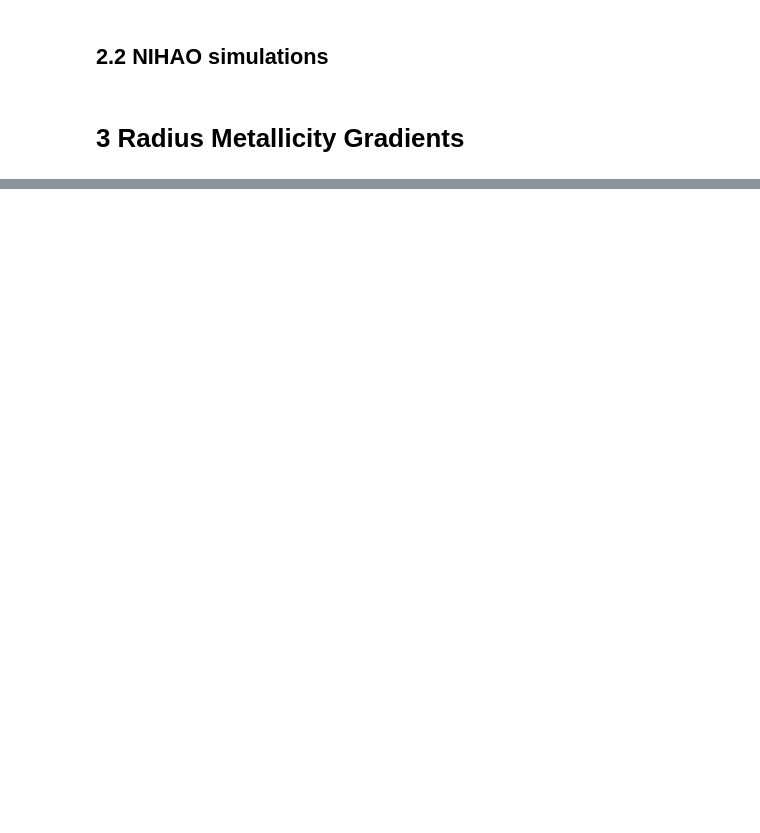
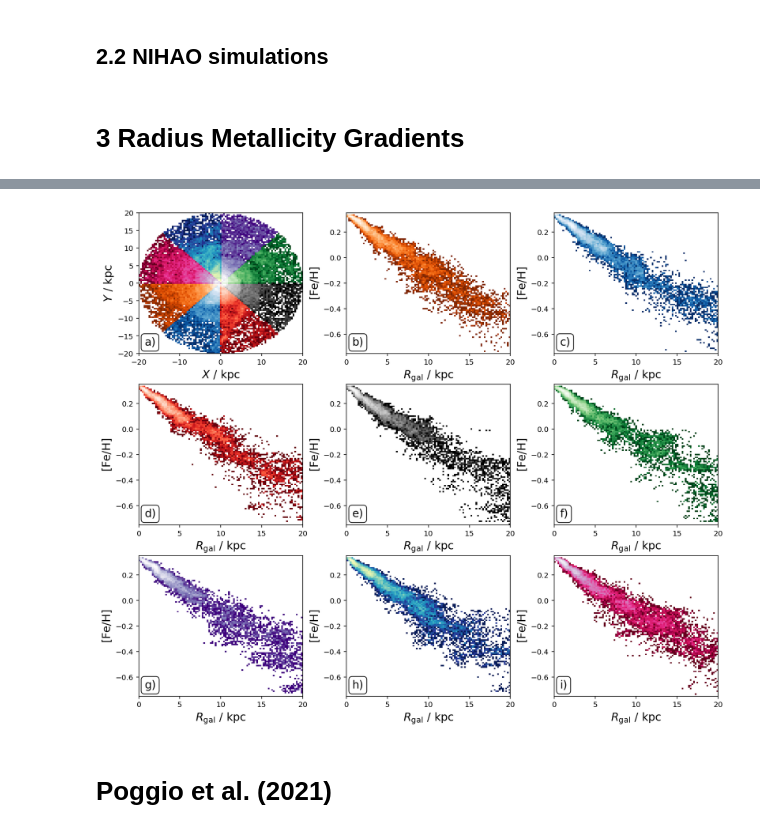
Before and after one commit to svenbuder/nihao_radial_metallicity_gradients, a Jupyter notebook: nihao_radial_metallicity_gradients.ipynb, the cells around one changed output, grey strips where cells are left out. Drawn from its saved outputs; the diff is of its cells as text; code cells hidden in the pictures; blank space fills up the shorter version.

```diff
--- a/nihao_radial_metallicity_gradients.ipynb
+++ b/nihao_radial_metallicity_gradients.ipynb
@@ -414,0 +416,57 @@ plot_radius_metallicity_gradient()
+# %%
+sim_stars.keys()
+
+sim_stars['phi'] = np.arctan2(sim_stars['y'], sim_stars['x'])
+# %%
+f, axes = plt.subplots(3,3,figsize=(12,10))
+axes = axes.flatten()
+
+ax = axes[0]
+ax.text(0.035,0.04,panels[0],fontsize=15,transform=ax.transAxes,va='bottom',ha='left',bbox=dict(boxstyle='round', facecolor='w', alpha=0.95))
+ax.set_xlabel(r'$X~/~\mathrm{kpc}$')
+ax.set_ylabel(r'$Y~/~\mathrm{kpc}$')
+
+phi_angle = 45
+
+colormaps = ['Oranges_r', 'Blues_r', 'Reds_r', 'Greys_r', 'Greens_r', 'Purples_r', 'YlGnBu_r', 'PuRd_r']
+
+for phi_index in range(int(360/phi_angle)):
+
+    in_phi_range = (
+        (sim_stars['R'] < 20) &
+        (sim_stars['age'] < 1.0) &
+        (sim_stars['phi'] + np.pi > ((phi_index * phi_angle / 360) * 2*np.pi)) &
+        (sim_stars['phi'] + np.pi <= (((phi_index+1) * phi_angle / 360) * 2*np.pi))
+    )
+
+    # Plot position
+    ax = axes[0]
+    ax.hist2d(
+        sim_stars['x'][in_phi_range],
+        sim_stars['y'][in_phi_range],
+        cmin = 1, cmap = colormaps[phi_index],
+        norm = LogNorm(),
+        bins = (np.linspace(-20,20,100),np.linspace(-20,20,100))
+    )
+
+    ax = axes[phi_index+1]
+    ax.text(0.035,0.04,panels[phi_index+1],fontsize=15,transform=ax.transAxes,va='bottom',ha='left',bbox=dict(boxstyle='round', facecolor='w', alpha=0.95))
+    ax.set_xlabel(r'$R_\mathrm{gal}~/~\mathrm{kpc}$')
+    ax.set_ylabel(r'$\mathrm{[Fe/H]}$')
+
+    ax.hist2d(
+        sim_stars['R'][in_phi_range],
+        sim_stars['Fe_H'][in_phi_range],
+        cmin = 1, cmap = colormaps[phi_index],
+        norm = LogNorm(),
+        bins = (np.linspace(0,20,100),np.linspace(-0.75,0.35,100))
+    )
+
+plt.tight_layout(w_pad=0,h_pad=0)
+plt.savefig('figures/radial_metallicity_gradients_mw_in_angles.png',dpi=300,bbox_inches='tight')
+plt.show()
+plt.close()
+# %% [output]
+[figure, added]
+# %% [markdown]
+# Poggio et al. (2021)
```
Also changed, not shown: parts of 6 cells of this notebook, 6 other files.
